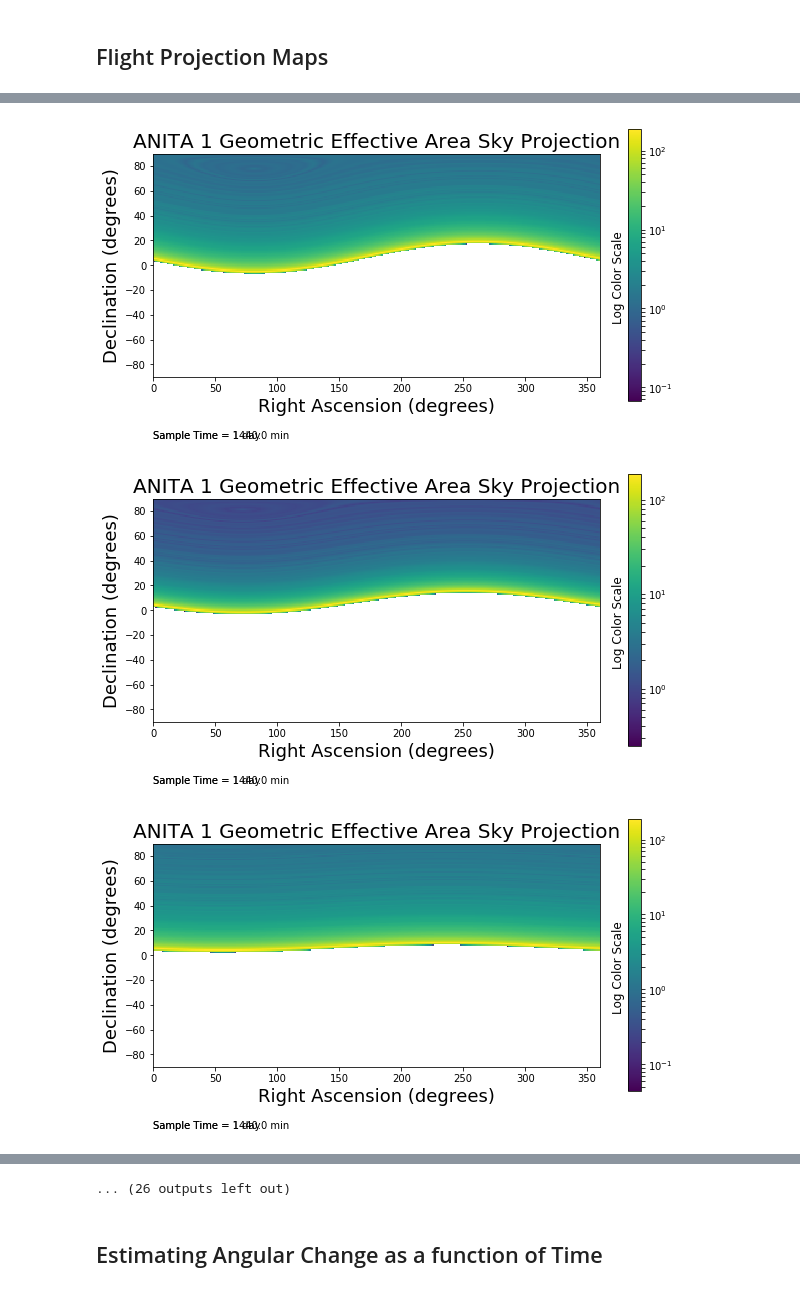
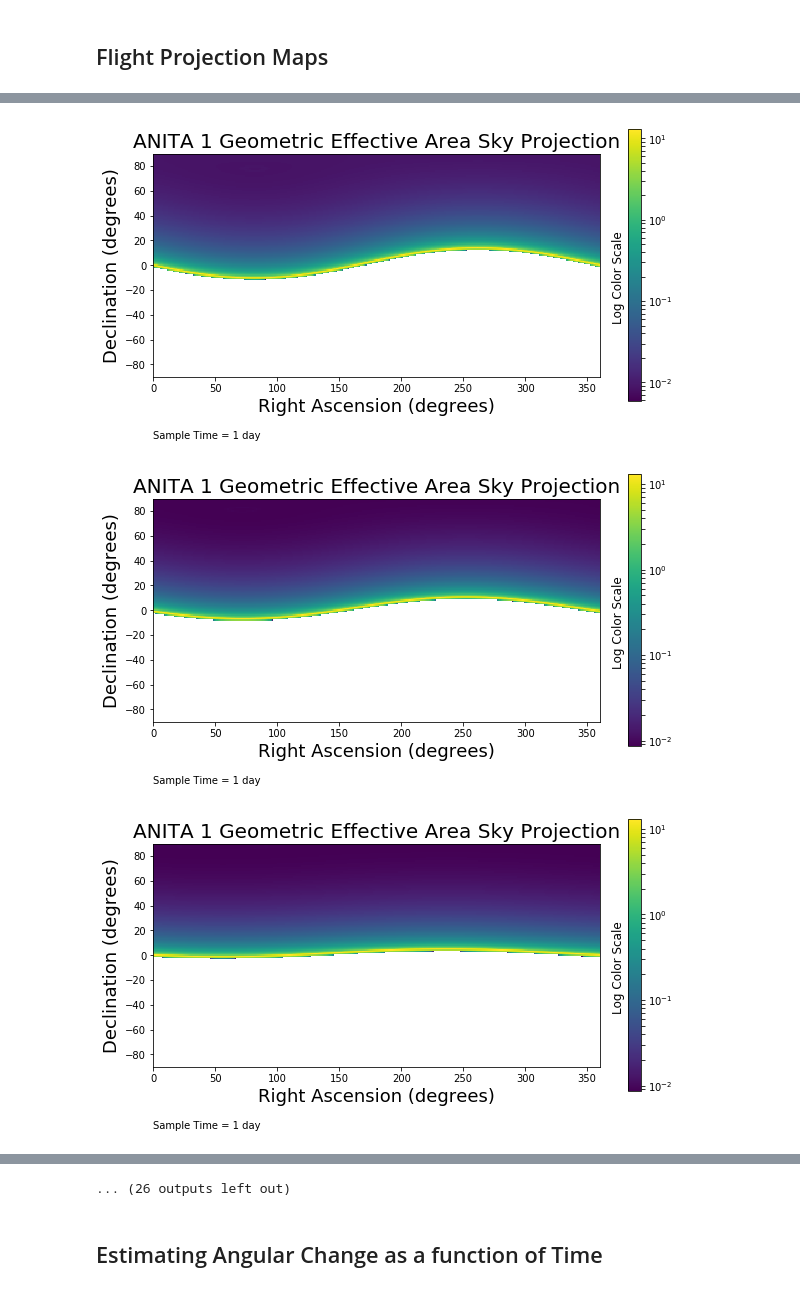
Before and after one commit to afromero/tau_point_source_sim, a Jupyter notebook: ANITA_Flight_Paths.ipynb, the cells around one changed output, grey strips where cells are left out. Drawn from its saved outputs; the diff is of its cells as text; code cells hidden in the pictures.

```diff
--- a/ANITA_Flight_Paths.ipynb
+++ b/ANITA_Flight_Paths.ipynb
@@ -233,7 +233,7 @@ sky_bins = np.tile(sky_bin_dec,(360,1))
 # %%
 # Importing Effective Areas for Various Source Angles
 import csv
-with open("eff_area.csv", 'rb') as csvfile:
+with open("geomtrap_effectivearea.csv", 'rb') as csvfile:
     areas_ref = csv.reader(csvfile)
 
     eff_areas=[]
@@ -279,7 +279,7 @@ for k in range(0,N_sim):
         theta_src = 180+bin_elev - 90
         # print bin_dec,theta_src
 
-        A = np.interp(theta_src,np.linspace(0,89,90),eff_areas,0.0,0.0)
+        A = np.interp(theta_src,np.linspace(0,90,100),eff_areas,0.0,0.0)
 
         #sky_map_ra=np.asarray(A)
         # print i, len(theta_src),len(A),sky_map_ra.shape
@@ -328,35 +328,35 @@ for k in range(0,N_sim):
 
     plt.ylabel("Declination (degrees)", fontsize=18)
     plt.xlabel("Right Ascension (degrees)", fontsize=18)
     plt.title("ANITA " +str(flight)+" Geometric Effective Area Sky Projection", fontsize=20)
-    plt.text(0, -140, "Sample Time = "+str(T_samp.value/60)+" min")
+    #plt.text(0, -140, "Sample Time = "+str(T_samp.value/60)+" min")
     plt.text(0, -140, "Sample Time = 1 day")
     filename = "animations/bin_sep"+str(k)+".png"
     plt.savefig(filename)
     #plt.show()
 
 # Making Cumulative Sky Map
 for k in range(0,N_sim):
     fig = plt.figure(figsize=(10,10))
 
     left = 0
     right = 360
     bottom = -90
     top = 90
     extent = [left, right, bottom, top]
     plt.imshow(np.flip(np.transpose(sky_maps_frames_total[k]),0), extent = extent, norm=matplotlib.colors.LogNorm())
     plt.text(370,20,'Log Color Scale',rotation=90,fontsize=12)
     plt.colorbar(shrink=0.5)
     plt.clim(0.05, 500);
-    plt.text(0, -140, "Sample Time = "+str(T_samp.value/60)+" min")
+    #plt.text(0, -140, "Sample Time = "+str(T_samp.value/60)+" min")
     plt.ylabel("Declination (degrees)", fontsize=18)
     plt.xlabel("Right Ascension (degrees)", fontsize=18)
     plt.title("ANITA " +str(flight)+" Geometric Effective Area Sky Projection", fontsize=20)
     plt.text(0, -140, "Sample Time = 1 day")
     filename = "animations/bin_tot"+str(k)+".png"
     plt.savefig(filename)
     #plt.show()
 # %% [output]
-[figure, old version]
+[figure, new version]
-[figure, old version]
+[figure, new version]
-[figure, old version]
+[figure, new version]
```
Also changed, not shown: parts of 2 cells of this notebook, 5 other files.
